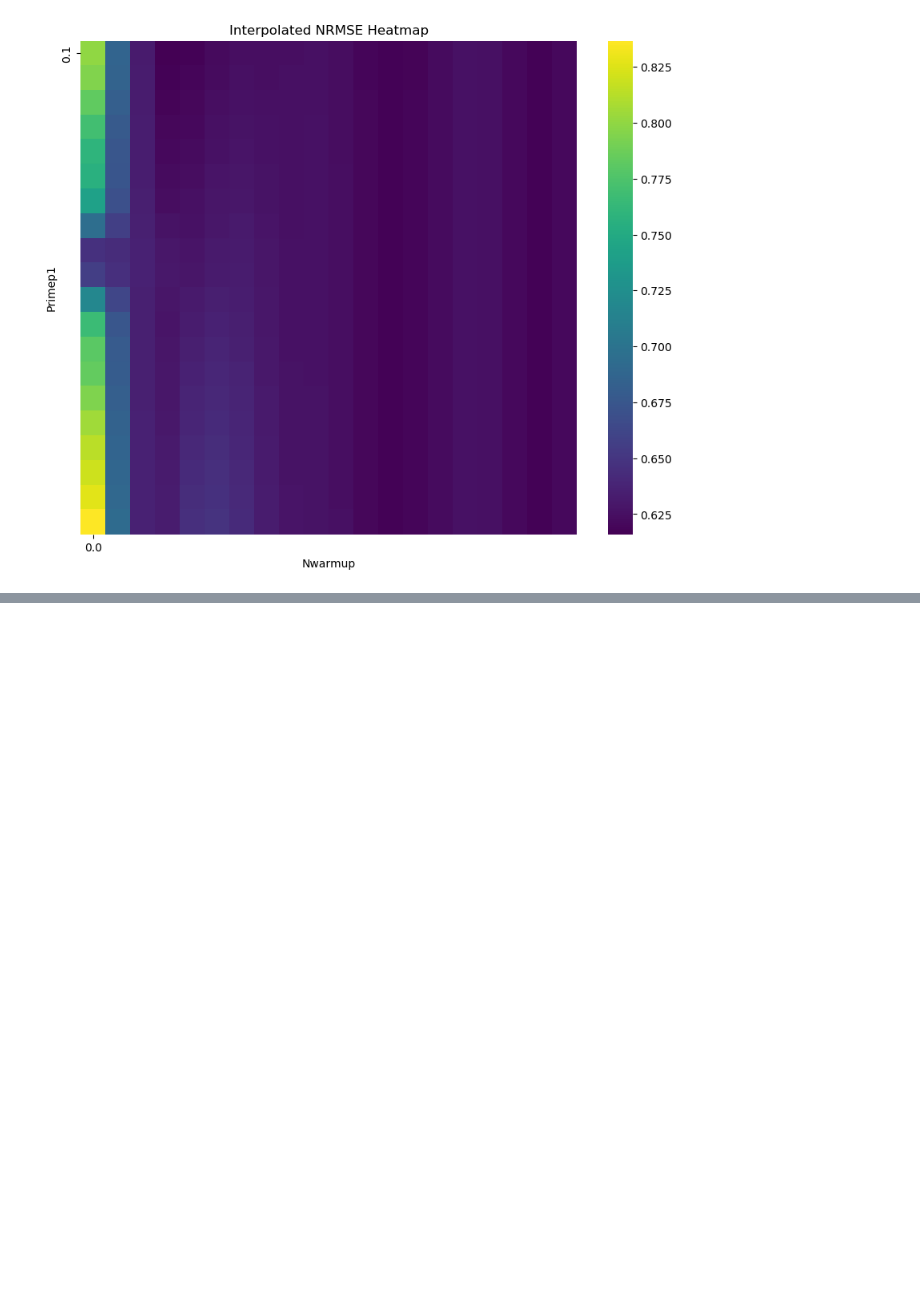
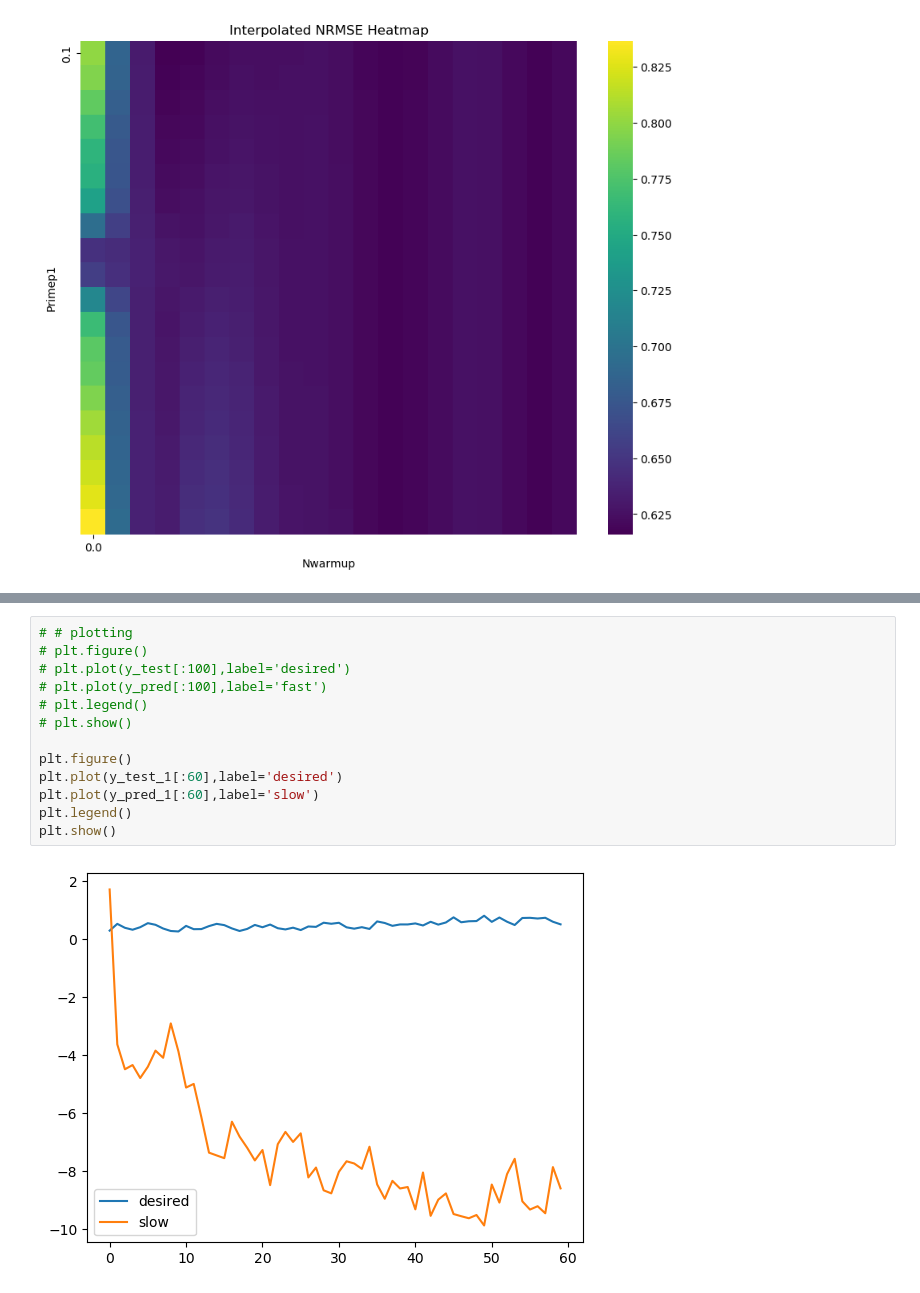
Before and after one commit to spintronic-computing-group/spnc, a Jupyter notebook: warmup.ipynb, the cells around one changed output, grey strips where cells are left out. Saved outputs shown, nothing was run; the diff lists cells and outputs as text; blank space fills up the shorter version.

```diff
--- a/warmup.ipynb
+++ b/warmup.ipynb
@@ -466,0 +532,15 @@ plt.show()
+# %%
+# # plotting
+# plt.figure()
+# plt.plot(y_test[:100],label='desired')
+# plt.plot(y_pred[:100],label='fast')
+# plt.legend()
+# plt.show()
+
+plt.figure()
+plt.plot(y_test_1[:60],label='desired')
+plt.plot(y_pred_1[:60],label='slow')
+plt.legend()
+plt.show()
+# %% [output]
+[figure, added]
```
Also changed, not shown: parts of 44 cells of this notebook.
